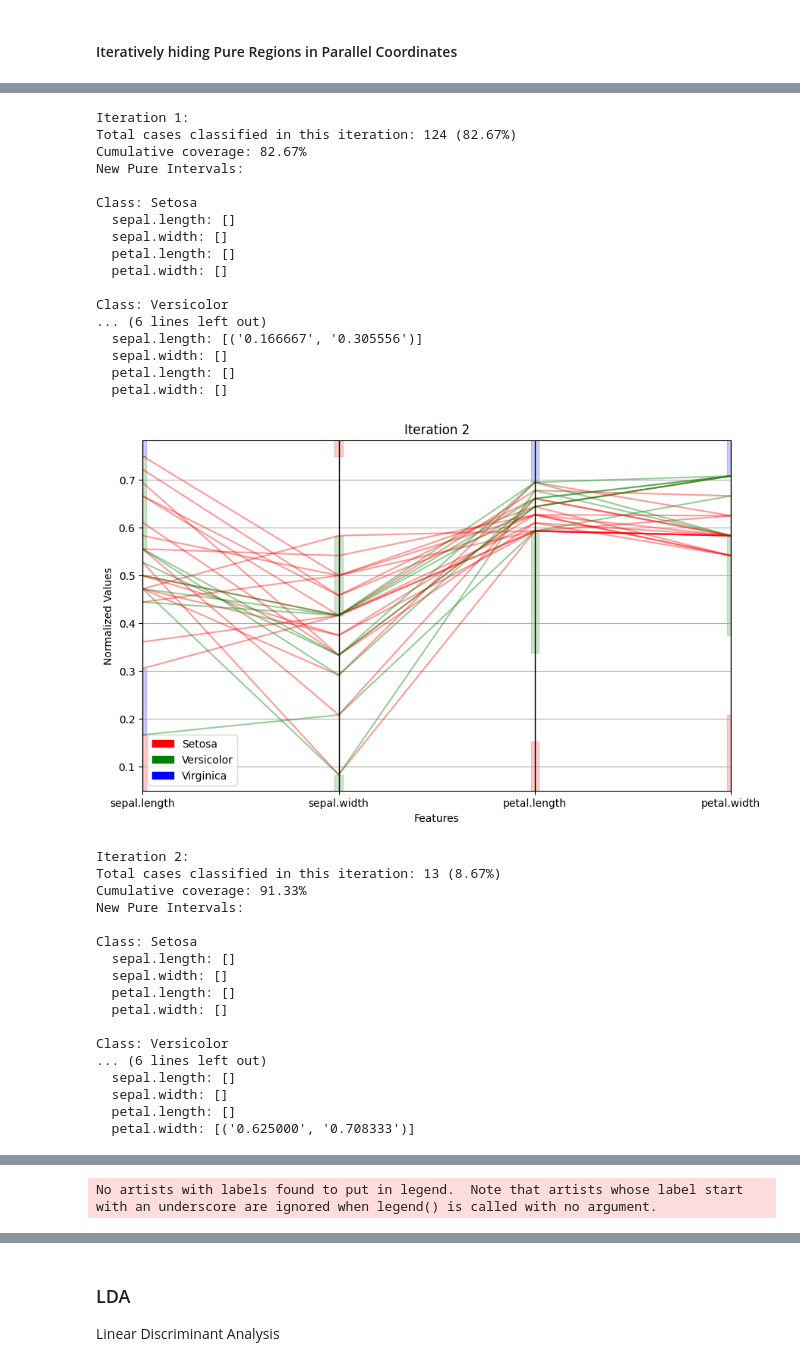
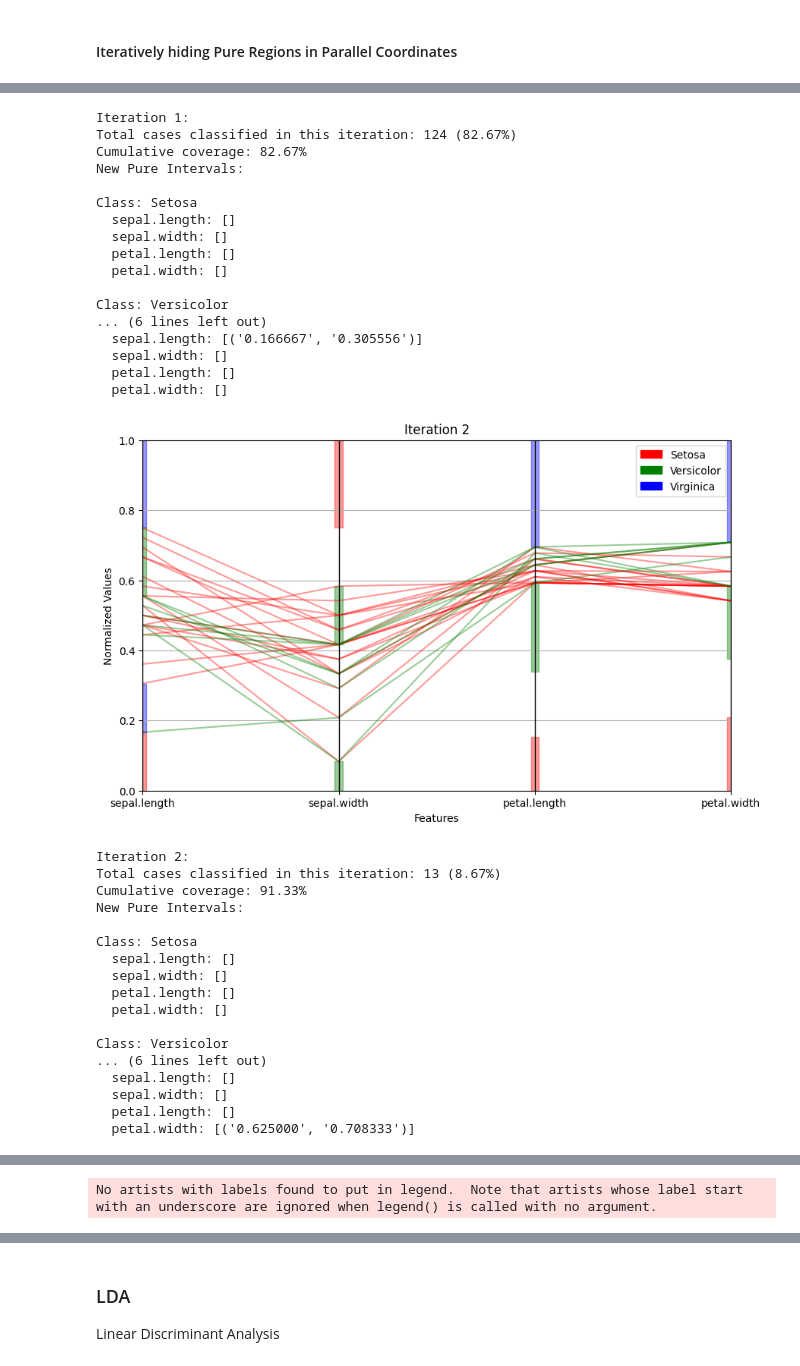
Before and after one commit to AvaAvarai/DataAnalysisNotebook, a Jupyter notebook: data_analysis.ipynb, the cells around one changed output, grey strips where cells are left out. Cells and saved outputs as stored; diff of their text form; code cells hidden in the pictures.

```diff
--- a/data_analysis.ipynb
+++ b/data_analysis.ipynb
@@ -618,21 +617,22 @@ plt.show()
 # %% [markdown]
 #### Iteratively hiding Pure Regions in Parallel Coordinates
 # %%
-import matplotlib.patches as patches
-
 def plot_parallel_coordinates_with_intervals(df, all_intervals, feature_positions, class_names_list, original_classes, title=""):
     # Plot the parallel coordinates with filtered data
     pd.plotting.parallel_coordinates(df, 'class', color=cmap, alpha=a)
 
+    plt.ylim(0, 1)
+
     # Plot all intervals from previous iterations
     for intervals in all_intervals:
         for class_name, features in intervals.items():
+            index = original_classes.index(class_name)
             for feature, feature_intervals in features.items():
                 feature_position = feature_positions[feature]
                 for (start, end) in feature_intervals:
                     plt.gca().add_patch(patches.Rectangle(
                         (feature_position - 0.02, start), 0.04, end - start,
-                        color=cmap[original_classes.index(class_name)], alpha=0.2
+                        color=cmap[index], alpha=0.4
                     ))
 
     # Add title and labels
@@ -721,7 +721,8 @@ for class_name in class_coverage:
 
 # Final coverage summary
 print("\nFinal Coverage Results:")
-print(f"Total coverage: {cumulative_coverage:.2f}%")
+print(f"Total coverage: {cumulative_coverage:.2f}% with {total_cases - len(df_visible)} cases classified")
 for class_name in original_classes:
     print(f"Class {class_name} accuracy: {class_coverage[class_name.lower()]:.2f}%")
+print(f"Total number of rules: {sum([len(features) for features in pure_intervals.values()])}")
 # %% [output]
@@ -729,21 +730,21 @@ for class_name in original_classes:
 Iteration 1:
 Total cases classified in this iteration: 124 (82.67%)
 Cumulative coverage: 82.67%
 New Pure Intervals:
 
 Class: Setosa
   sepal.length: []
   sepal.width: []
   petal.length: []
   petal.width: []
 
 Class: Versicolor
 ... (6 lines left out)
   sepal.length: [('0.166667', '0.305556')]
   sepal.width: []
   petal.length: []
   petal.width: []
-[figure, old version]
+[figure, new version]
 Iteration 2:
 Total cases classified in this iteration: 13 (8.67%)
 Cumulative coverage: 91.33%
```
Also changed, not shown: parts of 3 cells of this notebook.
